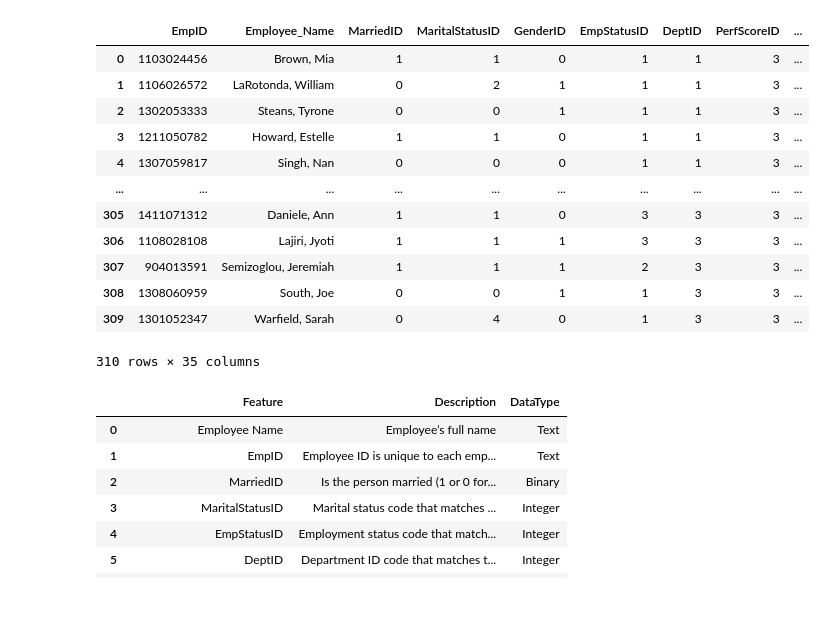
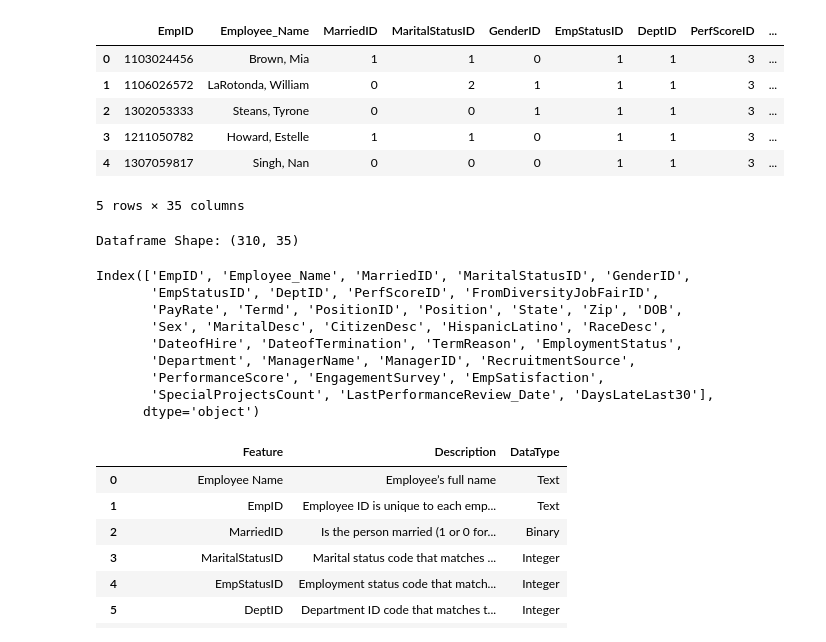
Before and after one commit to Vajrasamaya/Human_Capital_Analytics, a Jupyter notebook: Notebooks/EDA_HR_Analytics.ipynb, the cells around one changed output. Cells and saved outputs as stored; diff of their text form; code cells hidden in the pictures; blank space fills up the shorter version.

```diff
--- a/Notebooks/EDA_HR_Analytics.ipynb
+++ b/Notebooks/EDA_HR_Analytics.ipynb
@@ -36,21 +42,29 @@ import mysql.connector
 # from sklearn.model_selection import train_test_split
 # %%
 df = pd.read_csv('../Data/HR_Data.csv')
-df
+df.head()
 # %% [output]
 |  | EmpID | Employee_Name | MarriedID | MaritalStatusID | GenderID | EmpStatusID | DeptID | PerfScoreID | ... |
 | 0 | 1103024456 | Brown, Mia | 1 | 1 | 0 | 1 | 1 | 3 | ... |
 | 1 | 1106026572 | LaRotonda, William | 0 | 2 | 1 | 1 | 1 | 3 | ... |
 | 2 | 1302053333 | Steans, Tyrone | 0 | 0 | 1 | 1 | 1 | 3 | ... |
 | 3 | 1211050782 | Howard, Estelle | 1 | 1 | 0 | 1 | 1 | 3 | ... |
 | 4 | 1307059817 | Singh, Nan | 0 | 0 | 0 | 1 | 1 | 3 | ... |
-| ... | ... | ... | ... | ... | ... | ... | ... | ... | ... |
-| 305 | 1411071312 | Daniele, Ann | 1 | 1 | 0 | 3 | 3 | 3 | ... |
-| 306 | 1108028108 | Lajiri, Jyoti | 1 | 1 | 1 | 3 | 3 | 3 | ... |
-| 307 | 904013591 | Semizoglou, Jeremiah | 1 | 1 | 1 | 2 | 3 | 3 | ... |
-| 308 | 1308060959 | South, Joe | 0 | 0 | 1 | 1 | 3 | 3 | ... |
-| 309 | 1301052347 | Warfield, Sarah | 0 | 4 | 0 | 1 | 3 | 3 | ... |
-310 rows × 35 columns
+5 rows × 35 columns
+# %%
+print(f'Dataframe Shape: {df.shape}')
+df.columns
+# %% [output]
+Dataframe Shape: (310, 35)
+Index(['EmpID', 'Employee_Name', 'MarriedID', 'MaritalStatusID', 'GenderID',
+       'EmpStatusID', 'DeptID', 'PerfScoreID', 'FromDiversityJobFairID',
+       'PayRate', 'Termd', 'PositionID', 'Position', 'State', 'Zip', 'DOB',
+       'Sex', 'MaritalDesc', 'CitizenDesc', 'HispanicLatino', 'RaceDesc',
+       'DateofHire', 'DateofTermination', 'TermReason', 'EmploymentStatus',
+       'Department', 'ManagerName', 'ManagerID', 'RecruitmentSource',
+       'PerformanceScore', 'EngagementSurvey', 'EmpSatisfaction',
+       'SpecialProjectsCount', 'LastPerformanceReview_Date', 'DaysLateLast30'],
+      dtype='object')
 # %%
 dic = pd.read_excel('../Data/data_dictionary.xlsx')
 dic
```
Also changed, not shown: parts of 4 cells of this notebook.
